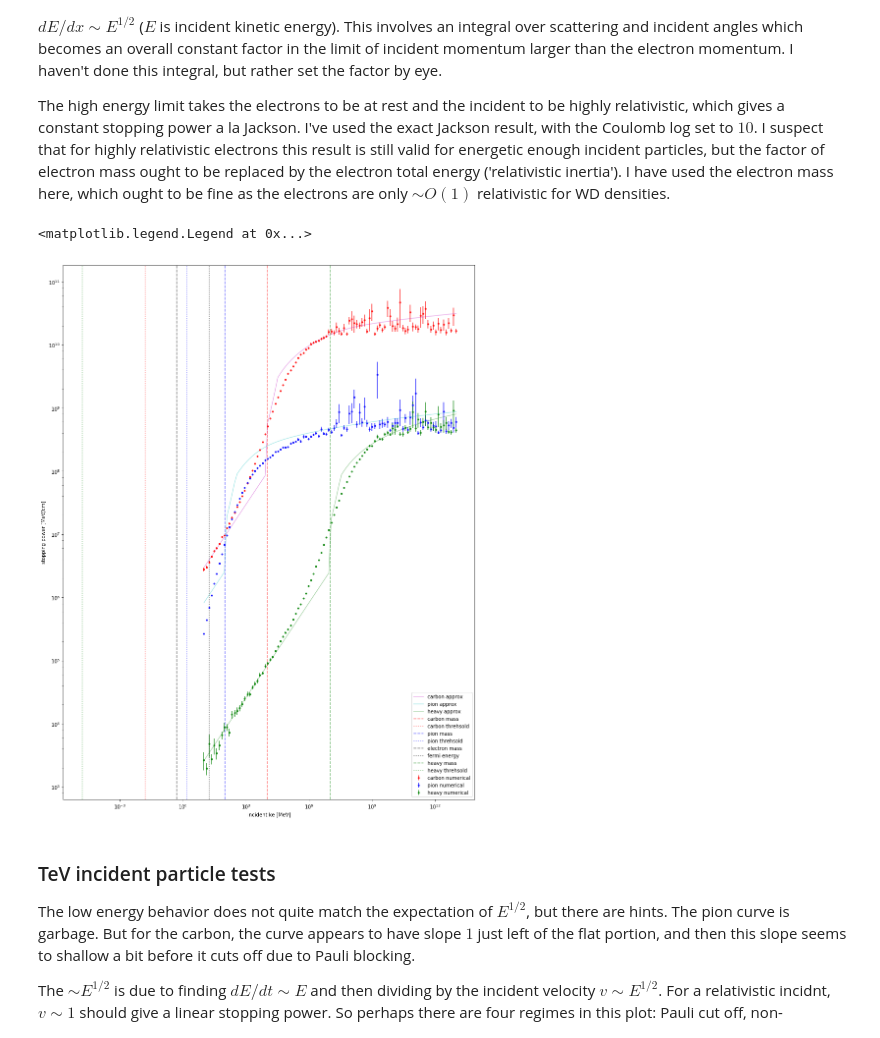
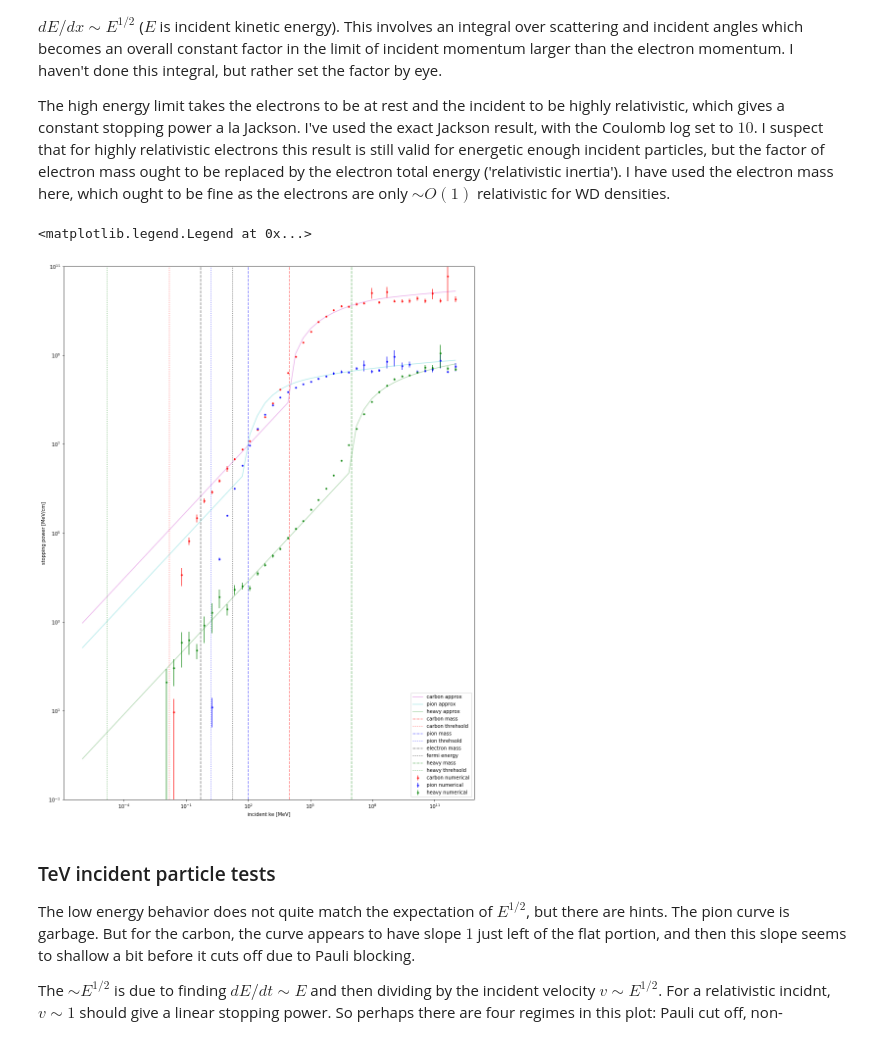
Before and after one commit to vijayoct27/Qballs, a Jupyter notebook: calc/coulomb-tests.ipynb, the cells around one changed output. Saved outputs shown, nothing was run; the diff lists cells and outputs as text; code cells hidden in the pictures.

```diff
--- a/calc/coulomb-tests.ipynb
+++ b/calc/coulomb-tests.ipynb
@@ -51,7 +51,7 @@ timeit dedx_carbon_func([10.0**-2, 1.0, 100.0, 10**4, 10**6], samples=1000)
 Timing: 0.2 sec per 1000 samples.
 Need at least 10^5 samples for percent-level accuracy - thats at least 20 sec per calculation or about 3 hours to construct a 500 point plot.
 # %%
-ke = np.logspace(1, 13, 100)  # 100 samples log-spaced between 10^-4 and 10^9
+ke = np.logspace(-6, 12, 50)  # 100 samples log-spaced between 10^-4 and 10^9
 samples = 10**5
 t0 = time.time()
 dedx_carbon, dedx_carbon_error = dedx_carbon_func(ke, samples=samples, important=True)
@@ -92,34 +92,35 @@ ax.errorbar(ke, dedx_heavy, yerr=dedx_heavy_error, alpha=0.8,
             marker='.', linestyle='', color='g', label='heavy numerical')
 
 # limiting approximations
 ax.plot(ke, dedx_carbon_approx_func(ke), alpha=0.3,
         marker='', linestyle='-', color='m',
         label='carbon approx')
 ax.plot(ke, dedx_pion_approx_func(ke), alpha=0.3,
         marker='', linestyle='-', color='c',
         label='pion approx')
 ax.plot(ke, dedx_heavy_approx_func(ke), alpha=0.3,
         marker='', linestyle='-', color='g',
         label='heavy approx')
 
 # energy scales
 ax.axvline(M_carbon, linestyle='--', color='r', alpha=0.5, label="carbon mass")
 ax.axvline(momentum_threshold(wd.pfermi, M_carbon), linestyle=':', color='r', alpha=0.4, label="carbon threhsold")
 ax.axvline(M_pion, linestyle='--', color='b', alpha=0.5, label="pion mass")
 ax.axvline(momentum_threshold(wd.pfermi, M_pion), linestyle=':', color='b', alpha=0.4, label="pion threhsold")
 ax.axvline(wd.m, linestyle='--', color='k', alpha=0.5, label="electron mass")
 ax.axvline(wd.Efermi, linestyle=':', color='k', alpha=0.5, label="fermi energy")
 ax.axvline(M_heavy, linestyle='--', color='g', alpha=0.5, label="heavy mass")
 ax.axvline(momentum_threshold(wd.pfermi, M_heavy), linestyle=':', color='g', alpha=0.4, label="heavy threhsold")
 
 ax.set_xlabel("incident ke [MeV]")
 ax.set_ylabel("stopping power [MeV/cm]")
 ax.set_xscale("log")
 ax.set_yscale("log")
+ax.set_ylim([10**-1, 10**11])
 ax.legend(loc="best")
 # %% [output]
 <matplotlib.legend.Legend at 0x...>
-[figure, old version]
+[figure, new version]
 # %%
 fig, ax = plt.subplots()
 
```
Also changed, not shown: parts of 4 cells of this notebook, 1 other file.
